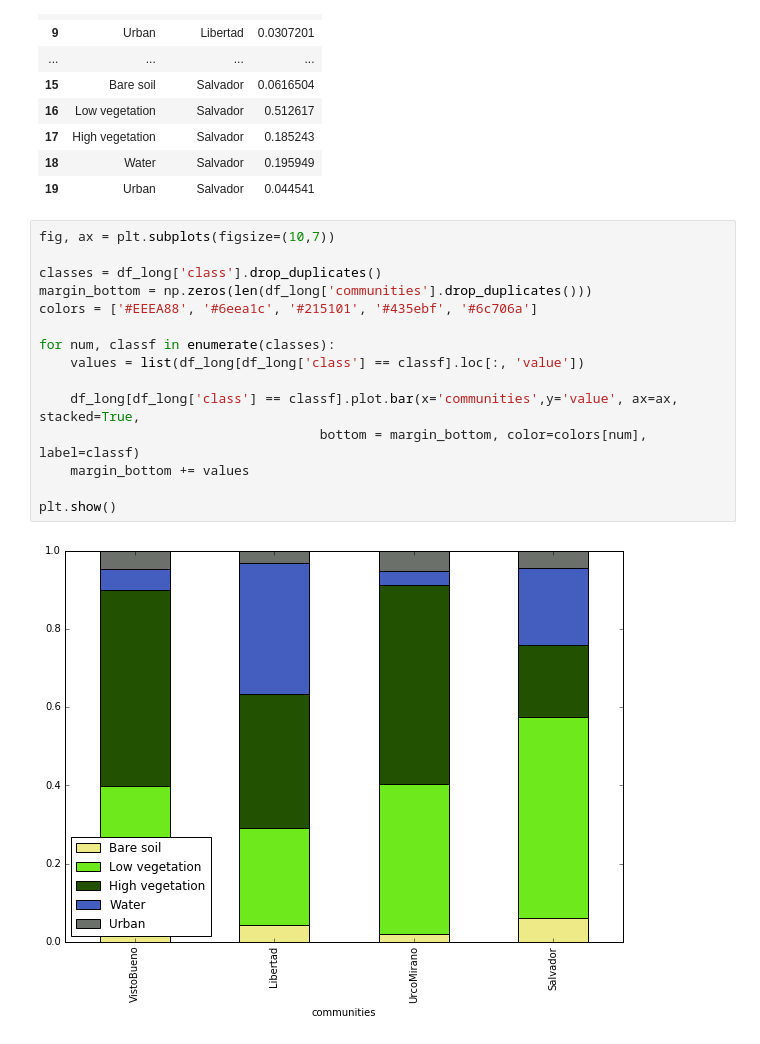
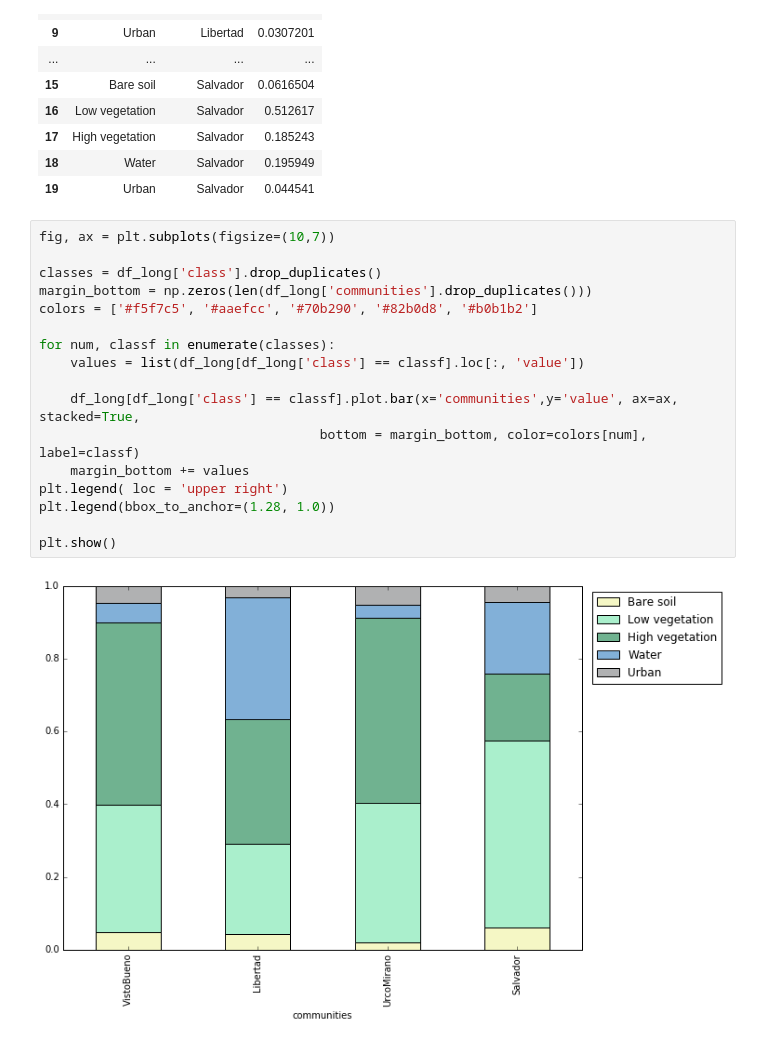
Before and after one commit to EdgarJoao30/raster_processing, a Jupyter notebook: ee-area-app1.ipynb, the cells around one changed output. Drawn from its saved outputs; the diff is of its cells as text.

Commit message:
changed box plot

```diff
--- a/ee-area-app1.ipynb
+++ b/ee-area-app1.ipynb
@@ -301,17 +301,19 @@ df_long
 # %%
 fig, ax = plt.subplots(figsize=(10,7))
 
 classes = df_long['class'].drop_duplicates()
 margin_bottom = np.zeros(len(df_long['communities'].drop_duplicates()))
-colors = ['#EEEA88', '#6eea1c', '#215101', '#435ebf', '#6c706a']
+colors = ['#f5f7c5', '#aaefcc', '#70b290', '#82b0d8', '#b0b1b2']
 
 for num, classf in enumerate(classes):
     values = list(df_long[df_long['class'] == classf].loc[:, 'value'])
 
     df_long[df_long['class'] == classf].plot.bar(x='communities',y='value', ax=ax, stacked=True,
                                     bottom = margin_bottom, color=colors[num], label=classf)
     margin_bottom += values
+plt.legend( loc = 'upper right')
+plt.legend(bbox_to_anchor=(1.28, 1.0))
 
 plt.show()
 # %% [output]
-[figure, old version]
+[figure, new version]
```
Also changed, not shown: 2 other files.
